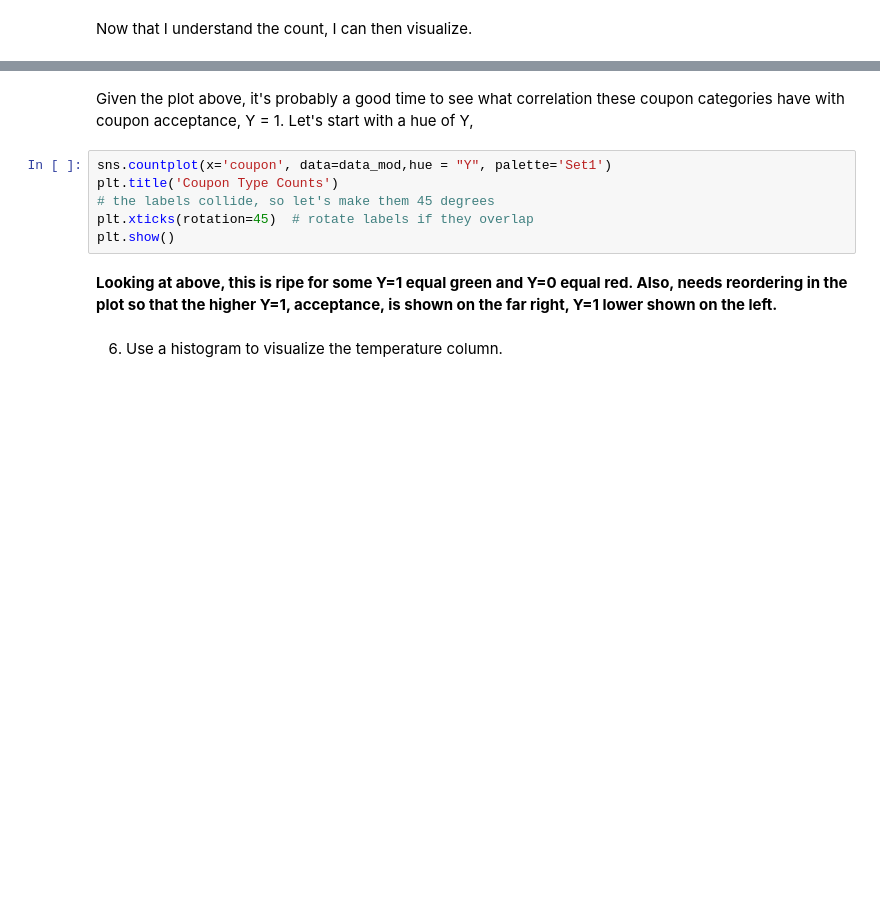
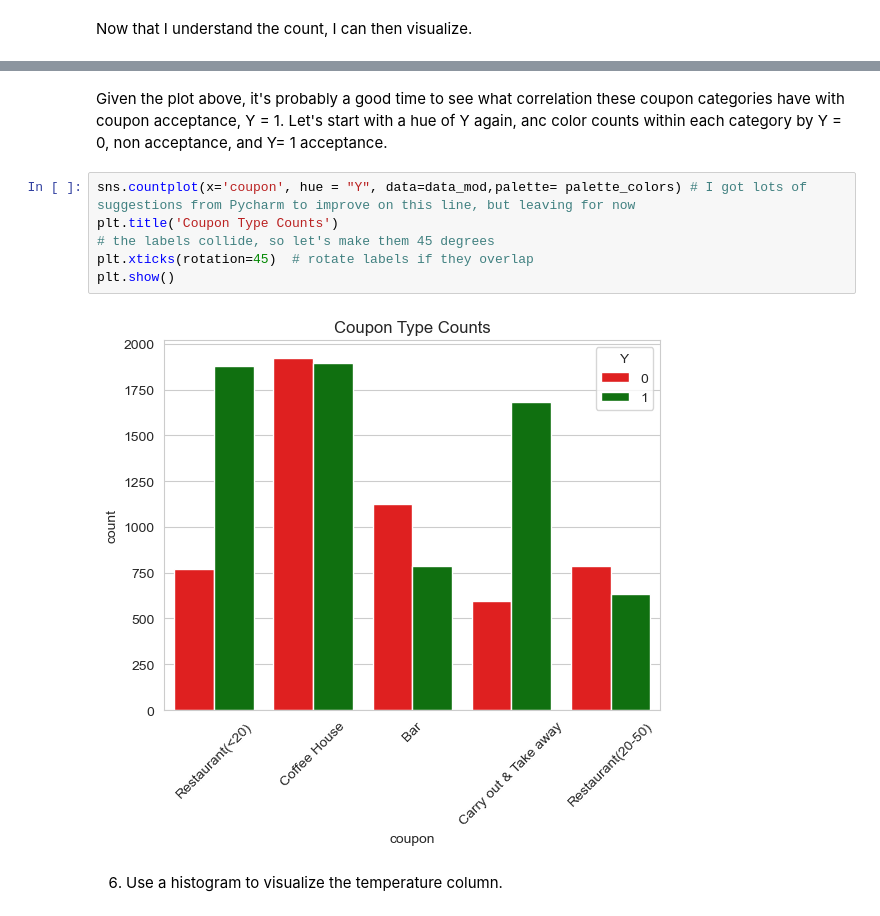
Before and after one commit to jeffreylgoode/Coupon_Project, a Jupyter notebook: Coupon_Project.ipynb, the cells around one changed output, grey strips where cells are left out. Cells and saved outputs as stored; diff of their text form; blank space fills up the shorter version.

Commit message:
Added coupon acceptance to coupon categories.

```diff
--- a/Coupon_Project.ipynb
+++ b/Coupon_Project.ipynb
@@ -262,13 +274,13 @@ plt.show()
 # %% [markdown]
-Given the plot above, it's probably a good time to see what correlation these coupon categories have with coupon acceptance, Y = 1. Let's start with a hue of Y,
+Given the plot above, it's probably a good time to see what correlation these coupon categories have with coupon acceptance, Y = 1. Let's start with a hue of Y again, anc color counts within each category by Y = 0, non acceptance, and Y= 1 acceptance.
 # %%
-sns.countplot(x='coupon', data=data_mod,hue = "Y", palette='Set1')
+sns.countplot(x='coupon', hue = "Y", data=data_mod,palette= palette_colors) # I got lots of suggestions from Pycharm to improve on this line, but leaving for now
 plt.title('Coupon Type Counts')
 # the labels collide, so let's make them 45 degrees
 plt.xticks(rotation=45)  # rotate labels if they overlap
 plt.show()
+# %% [output]
+[figure, added]
-# %% [markdown]
-**Looking at above, this is ripe for some Y=1 equal green and Y=0 equal red.  Also, needs reordering in the plot so that the higher Y=1, acceptance, is shown on the far right, Y=1 lower shown on the left.**
 # %% [markdown]
 6. Use a histogram to visualize the temperature column.
 # %% [markdown]
```
Also changed, not shown: parts of 2 cells of this notebook.
